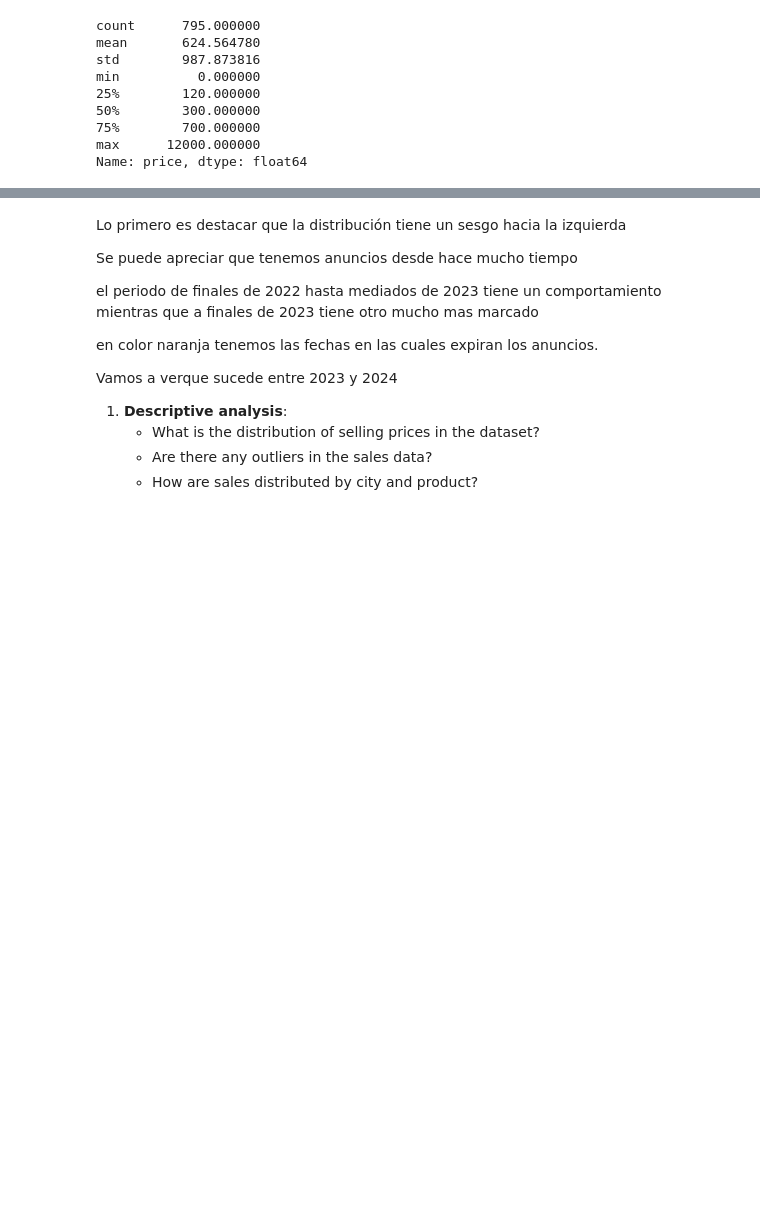
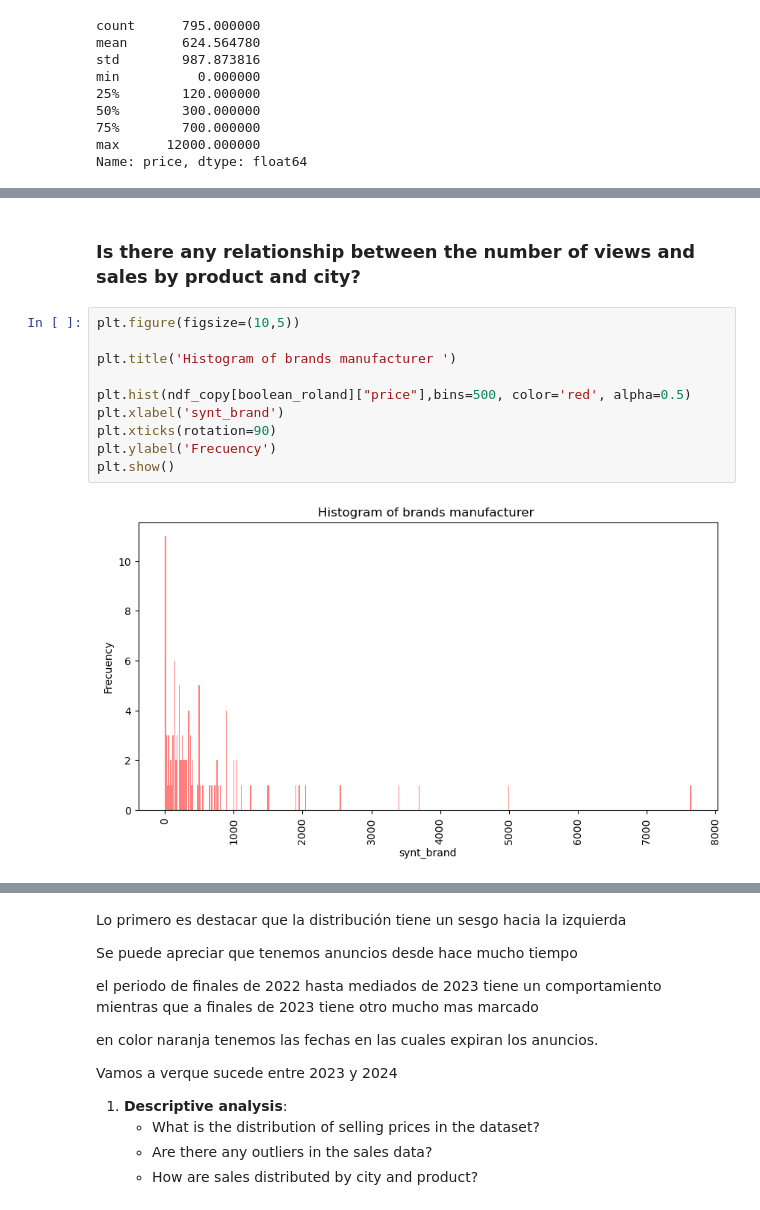
Before and after one commit to albertjimrod/ScraperETL-EDA-ML-Personal, a Jupyter notebook: project_5/EDA_hispasonic.ipynb, the cells around one changed output, grey strips where cells are left out. Saved outputs shown, nothing was run; the diff lists cells and outputs as text; blank space fills up the shorter version.

```diff
--- a/project_5/EDA_hispasonic.ipynb
+++ b/project_5/EDA_hispasonic.ipynb
@@ -546,0 +586,14 @@ The average price sold at Hispasonico does not exceed €650
+# %% [markdown]
+### Is there any relationship between the number of views and sales by product and city?
+# %%
+plt.figure(figsize=(10,5))
+
+plt.title('Histogram of brands manufacturer ')
+
+plt.hist(ndf_copy[boolean_roland]["price"],bins=500, color='red', alpha=0.5)
+plt.xlabel('synt_brand')
+plt.xticks(rotation=90)
+plt.ylabel('Frecuency')
+plt.show()
+# %% [output]
+[figure, added]
```
Also changed, not shown: parts of 13 cells of this notebook.
